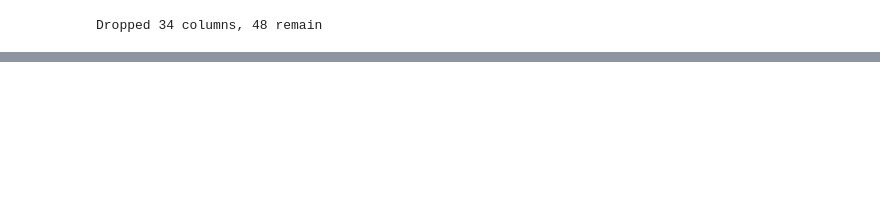
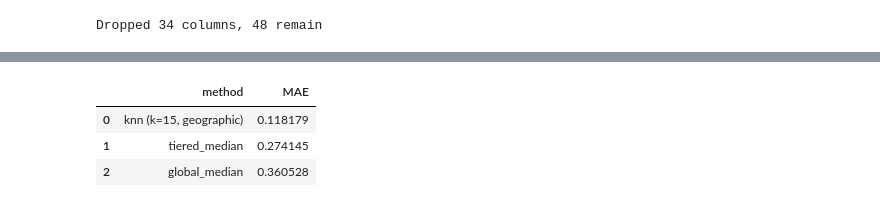
Before and after one commit to Zahi-Rahman/IDX-Exchange-DS-Project, a Jupyter notebook: 02_preprocessing.ipynb, the cells around one changed output, grey strips where cells are left out. Cells and saved outputs as stored; diff of their text form; code cells hidden in the pictures; blank space fills up the shorter version.

```diff
--- a/02_preprocessing.ipynb
+++ b/02_preprocessing.ipynb
@@ -135,0 +322,3 @@ train.shape, test.shape, len(test)/len(df)
+# %%
+# Convert lat and long into floats
+df[['Latitude', 'Longitude']] = df[['Latitude', 'Longitude']].astype("float64")
@@ -135,0 +352,88 @@ train.shape, test.shape, len(test)/len(df)
+# %%
+IMPUTE_PREDICTORS = ["Latitude", "Longitude", "LivingArea", "YearBuilt",
+                      "BedroomsTotal", "BathroomsTotalInteger"]
+RANDOM_STATE = 42
+
+TIER_GROUP_COLS = [
+    ["PostalCode"],
+    ["CountyOrParish"],
+]
+
+def fit_tiered_group_median(train_frame, col):
+    tiers = []
+    for group_cols in TIER_GROUP_COLS:
+        lookup = (train_frame.dropna(subset=[col]).groupby(group_cols)[col].median().rename("tier_med").reset_index())
+        tiers.append((group_cols, lookup))
+    statewide_fallback = train_frame[col].median()
+    return tiers, statewide_fallback
+
+
+def apply_tiered_group_median(frame, col, tiers, statewide_fallback):
+    filled = frame[col].copy()
+    for group_cols, lookup in tiers:
+        still_missing = filled.isna()
+        if not still_missing.any():
+            break
+        merged = frame.loc[still_missing].merge(lookup, on=group_cols, how="left")
+        tier_values = pd.Series(merged["tier_med"].values, index=frame.index[still_missing])
+        filled.loc[still_missing] = tier_values
+    return filled.fillna(statewide_fallback)
+
+
+known_idx = df.index[df["Stories"].notna()]
+rng = np.random.default_rng(RANDOM_STATE)
+holdout_idx = rng.choice(known_idx, size=int(0.2 * len(known_idx)), replace=False)
+
+eval_df = df.copy()
+eval_df.loc[holdout_idx, "Stories"] = np.nan  # pretend these are missing too
+true_values = df.loc[holdout_idx, "Stories"]
+
+def method_global_median(frame):
+    return frame["Stories"].fillna(frame["Stories"].median())
+
+def method_tiered_median(frame):
+    tiers, fallback = fit_tiered_group_median(frame, "Stories")
+    return apply_tiered_group_median(frame, "Stories", tiers, fallback)
+
+def method_knn(frame, k=15):
+    col = "Stories"
+    known_mask = frame[col].notna()
+    predictors = frame[IMPUTE_PREDICTORS].fillna(frame[IMPUTE_PREDICTORS].median(numeric_only=True))
+
+    scaler = StandardScaler().fit(predictors.loc[known_mask])
+    X_scaled = scaler.transform(predictors)
+
+    filled = frame[col].copy()
+    missing_mask = ~known_mask
+    if not missing_mask.any():
+        return filled
+
+
+    nn = NearestNeighbors(n_neighbors=k, algorithm="ball_tree")
+    nn.fit(X_scaled[known_mask.values])
+    _, neighbor_idx = nn.kneighbors(X_scaled[missing_mask.values])
+
+    known_values = frame.loc[known_mask, col].to_numpy()
+    filled.loc[missing_mask] = np.median(known_values[neighbor_idx], axis=1)
+    return filled
+
+methods = {
+    "global_median": method_global_median,
+    "knn (k=15, geographic)": method_knn,
+    "tiered_median": method_tiered_median,
+    # Originally tested Iterative Imputation, but is ideal when data is Missing at Random and was too computationally expensive here
+}
+
+comparison = []
+for name, fn in methods.items():
+    pred = fn(eval_df)
+    mae = mean_absolute_error(true_values, pred.loc[holdout_idx])
+    comparison.append({"method": name, "MAE": mae})
+
+comparison_df = pd.DataFrame(comparison).sort_values("MAE").reset_index(drop=True)
+comparison_df
+# %% [output]
+|  | method | MAE |
+| 0 | knn (k=15, geographic) | 0.118179 |
+| 1 | tiered_median | 0.274145 |
+| 2 | global_median | 0.360528 |
```
Also changed, not shown: parts of 37 cells of this notebook.
